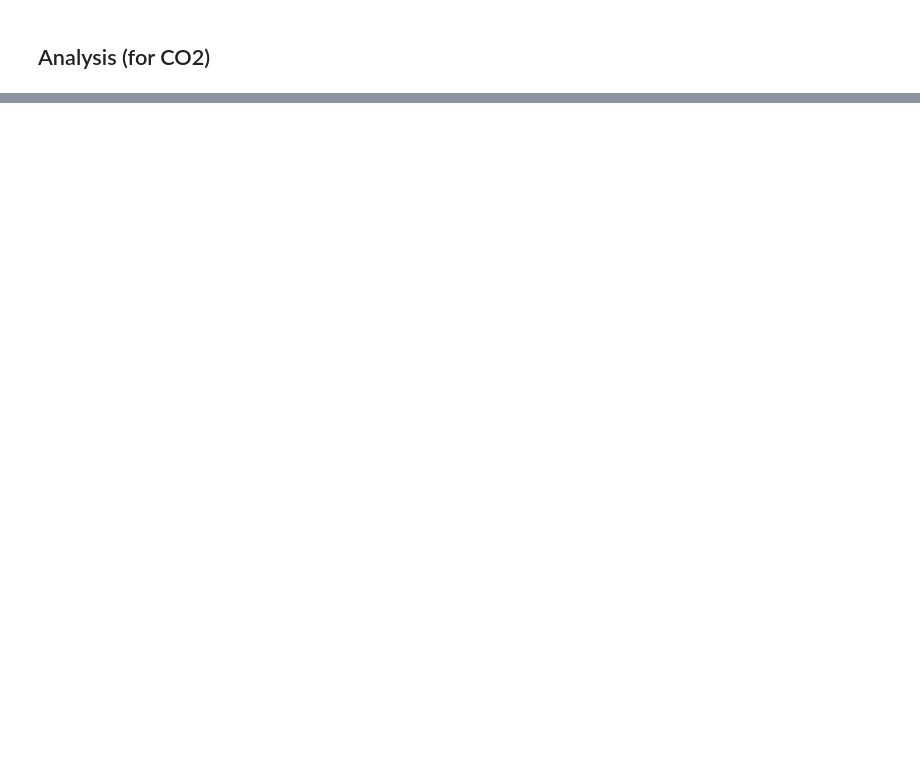
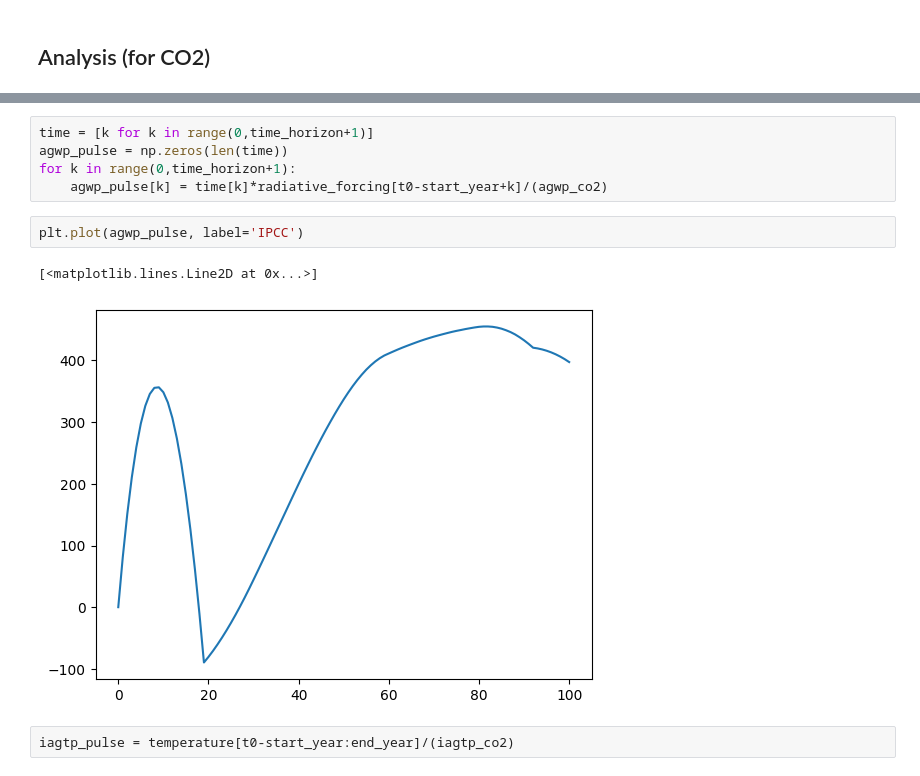
Before and after one commit to AeroMAPS/AeroCM, a Jupyter notebook: metrics_basic.ipynb, the cells around one changed output, grey strips where cells are left out. Drawn from its saved outputs; the diff is of its cells as text; blank space fills up the shorter version.

```diff
--- a/metrics_basic.ipynb
+++ b/metrics_basic.ipynb
@@ -106,0 +124,12 @@ plt.legend()
+# %%
+time = [k for k in range(0,time_horizon+1)]
+agwp_pulse = np.zeros(len(time))
+for k in range(0,time_horizon+1):
+    agwp_pulse[k] = time[k]*radiative_forcing[t0-start_year+k]/(agwp_co2)
+# %%
+plt.plot(agwp_pulse, label='IPCC')
+# %% [output]
+[<matplotlib.lines.Line2D at 0x...>]
+[figure, added]
+# %%
+iagtp_pulse = temperature[t0-start_year:end_year]/(iagtp_co2)
```
Also changed, not shown: parts of 10 cells of this notebook, 3 other files.
